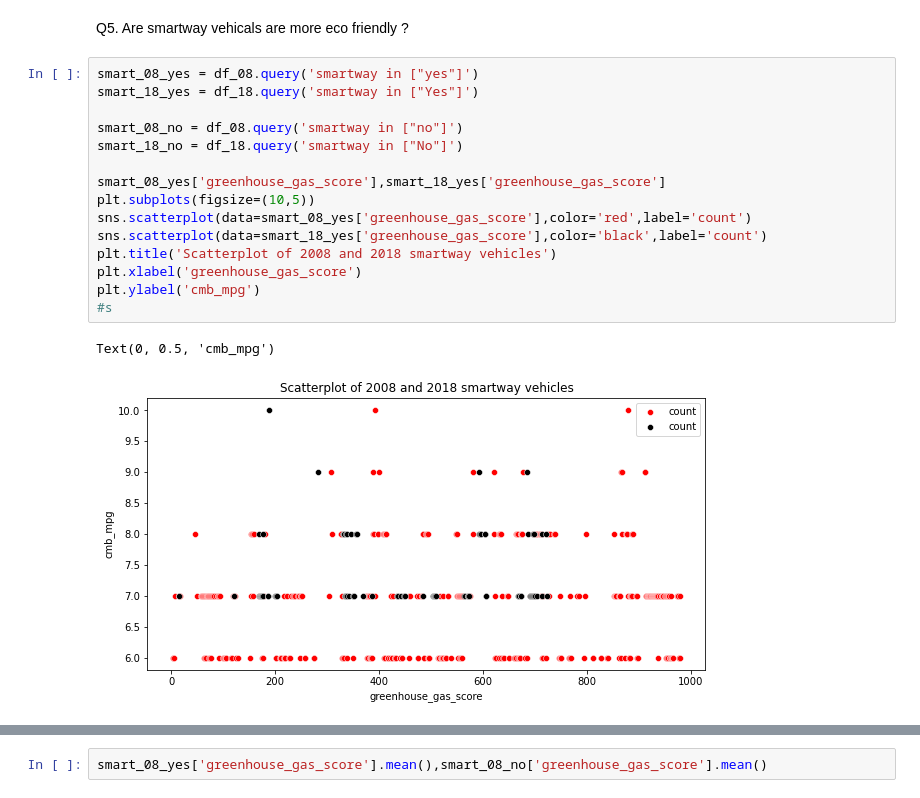
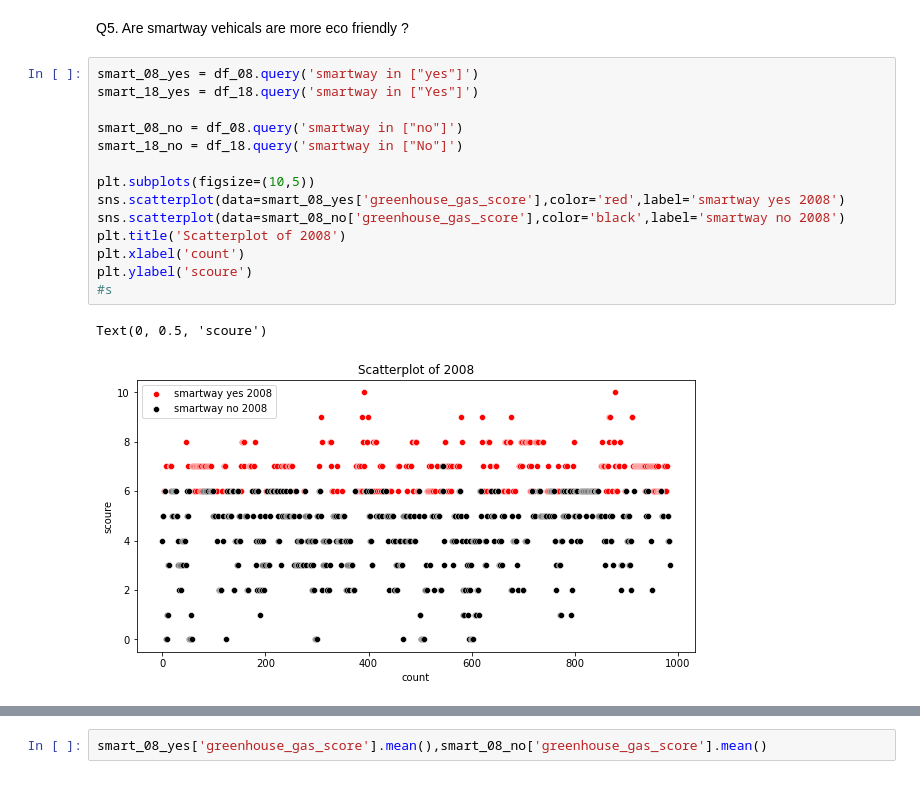
Before and after one commit to AmzadHossainrafis/fuel-economy-data-analysis, a Jupyter notebook: project_name/project.ipynb, the cells around one changed output, grey strips where cells are left out. Drawn from its saved outputs; the diff is of its cells as text.

```diff
--- a/project_name/project.ipynb
+++ b/project_name/project.ipynb
@@ -869,18 +869,17 @@ Q5. Are smartway vehicals are more eco friendly ?
 # %%
 smart_08_yes = df_08.query('smartway in ["yes"]')
 smart_18_yes = df_18.query('smartway in ["Yes"]')
 
 smart_08_no = df_08.query('smartway in ["no"]')
 smart_18_no = df_18.query('smartway in ["No"]')
 
-smart_08_yes['greenhouse_gas_score'],smart_18_yes['greenhouse_gas_score']
 plt.subplots(figsize=(10,5))
-sns.scatterplot(data=smart_08_yes['greenhouse_gas_score'],color='red',label='count')
-sns.scatterplot(data=smart_18_yes['greenhouse_gas_score'],color='black',label='count')
-plt.title('Scatterplot of 2008 and 2018 smartway vehicles')
-plt.xlabel('greenhouse_gas_score')
-plt.ylabel('cmb_mpg')
+sns.scatterplot(data=smart_08_yes['greenhouse_gas_score'],color='red',label='smartway yes 2008')
+sns.scatterplot(data=smart_08_no['greenhouse_gas_score'],color='black',label='smartway no 2008')
+plt.title('Scatterplot of 2008')
+plt.xlabel('count')
+plt.ylabel('scoure')
 #s
 # %% [output]
-Text(0, 0.5, 'cmb_mpg')
+Text(0, 0.5, 'scoure')
-[figure, old version]
+[figure, new version]
```
Also changed, not shown: parts of 5 cells of this notebook.
